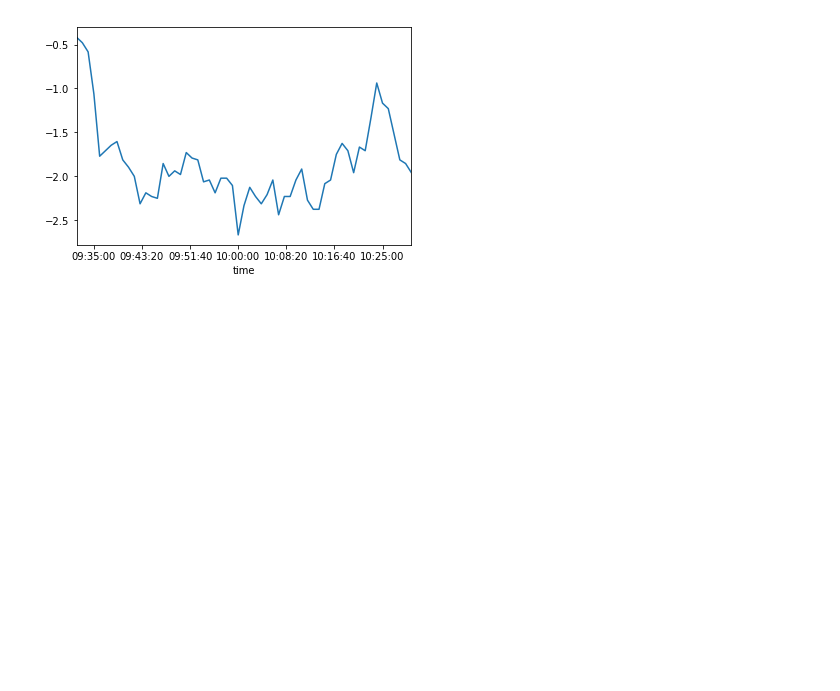
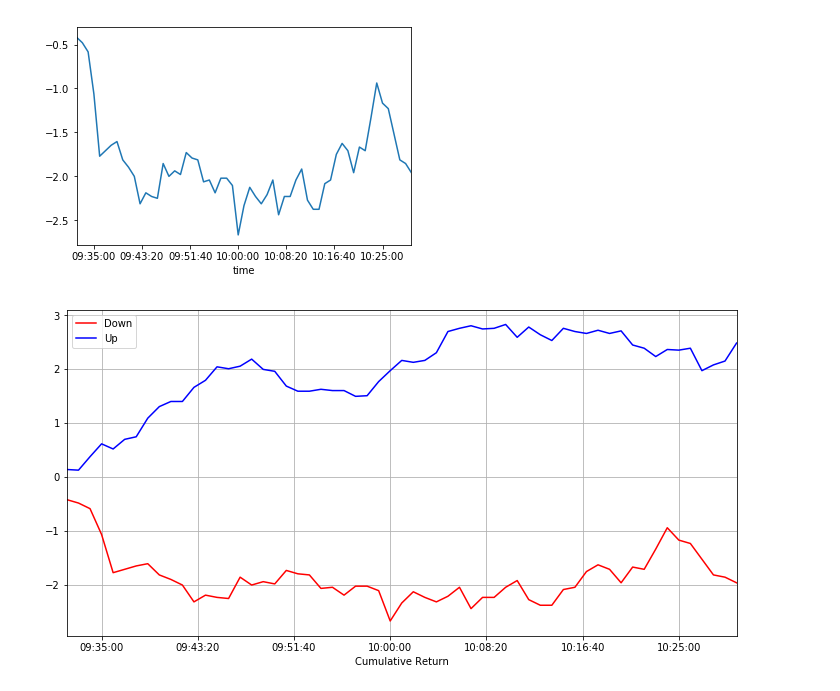
Before and after one commit to kevinfcleary/Brendan_Stuff, a Jupyter notebook: Brendan_Stuff/Analytics Suite v0.1.ipynb, the cells around one changed output. Saved outputs shown, nothing was run; the diff lists cells and outputs as text; code cells hidden in the pictures; blank space fills up the shorter version.

```diff
--- a/Brendan_Stuff/Analytics Suite v0.1.ipynb
+++ b/Brendan_Stuff/Analytics Suite v0.1.ipynb
@@ -489,3 +489,17 @@ df_930_1030_down['cumulative_return'].plot()
 # %% [output]
 <matplotlib.axes._subplots.AxesSubplot at 0x...>
 [figure]
+# %%
+plt.figure(figsize=(12,6))
+plt.xlabel('Cumulative Return')
+
+ax1 = df_930_1030_down.cumulative_return.plot(color='red', grid=True, label='Down')
+ax2 = df_930_1030_up.cumulative_return.plot(color='blue', grid=True, label='Up')
+
+h1, l1 = ax1.get_legend_handles_labels()
+
+
+plt.legend(h1, l1, loc=2)
+plt.show()
+# %% [output]
+[figure, added]
```
Also changed, not shown: parts of 5 cells of this notebook.
